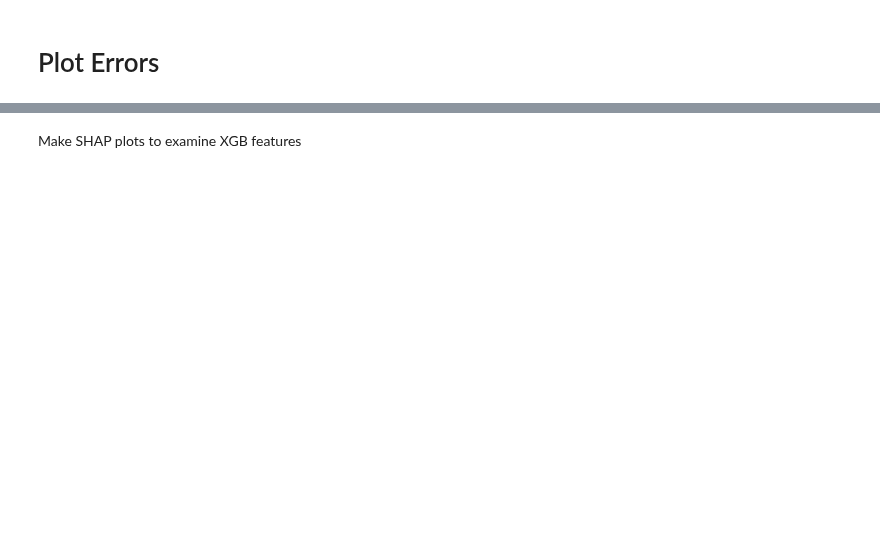
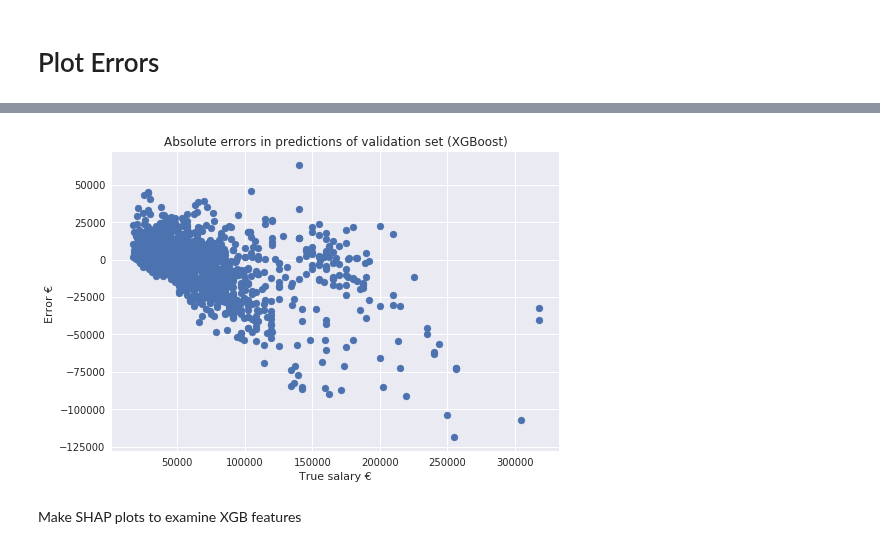
Before and after one commit to jamobe/DataScienceJobs, a Jupyter notebook: ModelComparison.ipynb, the cells around one changed output, grey strips where cells are left out. Saved outputs shown, nothing was run; the diff lists cells and outputs as text; code cells hidden in the pictures; blank space fills up the shorter version.

```diff
--- a/ModelComparison.ipynb
+++ b/ModelComparison.ipynb
@@ -218,3 +242,13 @@ with plt.style.context('seaborn'):
+# %%
+
+with plt.style.context('seaborn'):
+    ax = plt.scatter(y_val,XGB_val[0]['y_pred_xgb'] - y_val)
+    plt.title('Absolute errors in predictions of validation set (XGBoost)')
+    plt.xlabel('True salary €')
+    plt.ylabel('Error € ')
+plt.savefig('C:/Users/lundr/DSJ/DataScienceJobs/Assets/XGBerrorsabs.png')
+# %% [output]
+[figure, added]
 # %% [markdown]
 Make SHAP plots to examine XGB features
 # %%
```
Also changed, not shown: parts of 13 cells of this notebook, 1 other file.
